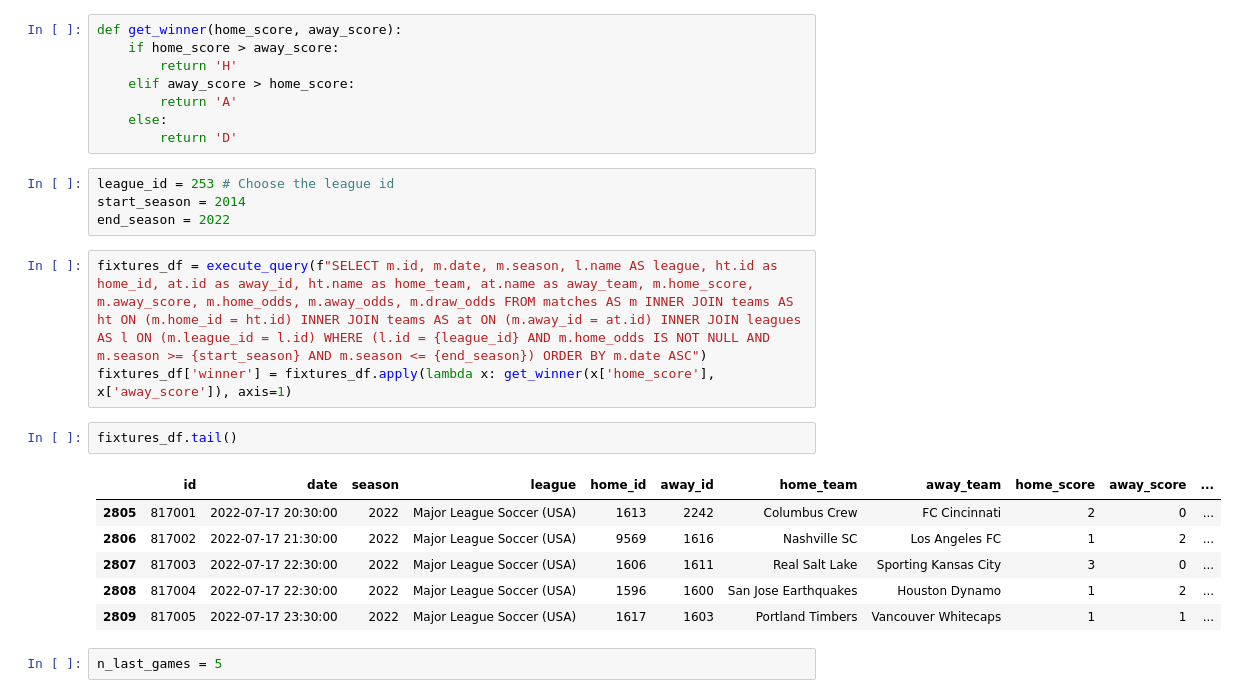
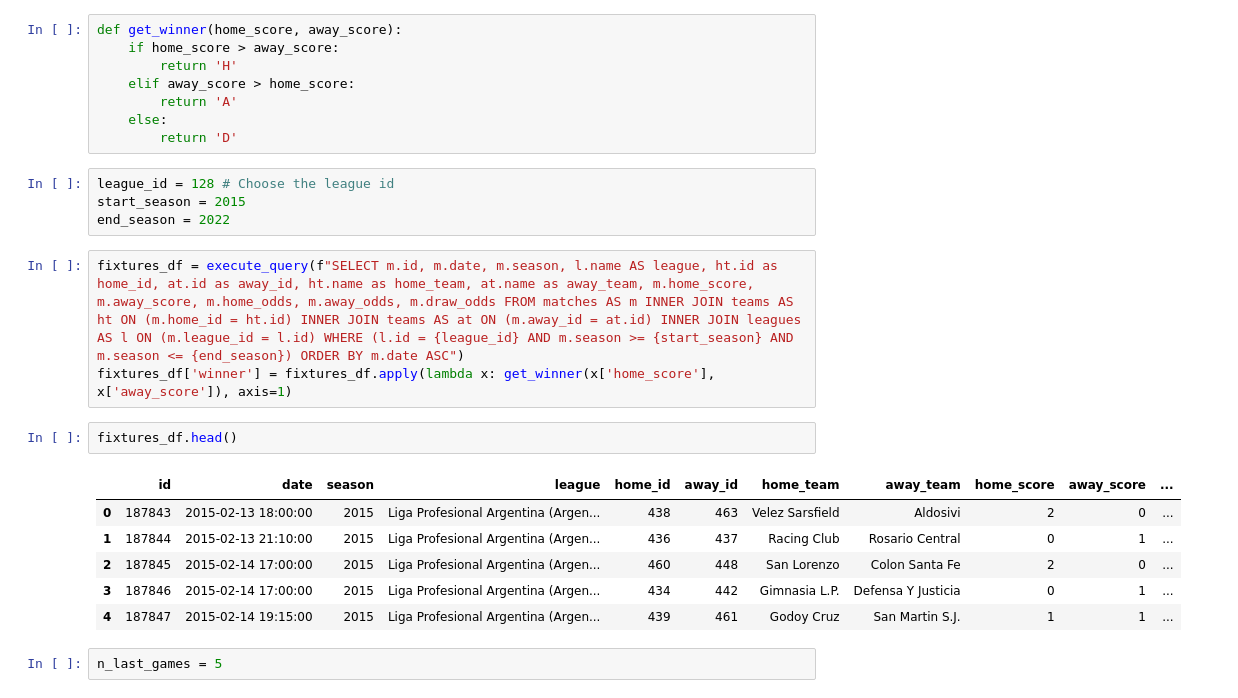
Before and after one commit to caiomelo22/football-predictor, a Jupyter notebook: main.ipynb, the cells around one changed output. Drawn from its saved outputs; the diff is of its cells as text.

```diff
--- a/main.ipynb
+++ b/main.ipynb
@@ -39,21 +39,21 @@ def get_winner(home_score, away_score):
     else:
         return 'D'
 # %%
-league_id = 253 # Choose the league id
-start_season = 2014
+league_id = 128 # Choose the league id
+start_season = 2015
 end_season = 2022
 # %%
-fixtures_df = execute_query(f"SELECT m.id, m.date, m.season, l.name AS league, ht.id as home_id, at.id as away_id, ht.name as home_team, at.name as away_team, m.home_score, m.away_score, m.home_odds, m.away_odds, m.draw_odds FROM matches AS m INNER JOIN teams AS ht ON (m.home_id = ht.id) INNER JOIN teams AS at ON (m.away_id = at.id) INNER JOIN leagues AS l ON (m.league_id = l.id) WHERE (l.id = {league_id} AND m.home_odds IS NOT NULL AND m.season >= {start_season} AND m.season <= {end_season}) ORDER BY m.date ASC")
+fixtures_df = execute_query(f"SELECT m.id, m.date, m.season, l.name AS league, ht.id as home_id, at.id as away_id, ht.name as home_team, at.name as away_team, m.home_score, m.away_score, m.home_odds, m.away_odds, m.draw_odds FROM matches AS m INNER JOIN teams AS ht ON (m.home_id = ht.id) INNER JOIN teams AS at ON (m.away_id = at.id) INNER JOIN leagues AS l ON (m.league_id = l.id) WHERE (l.id = {league_id} AND m.season >= {start_season} AND m.season <= {end_season}) ORDER BY m.date ASC")
 fixtures_df['winner'] = fixtures_df.apply(lambda x: get_winner(x['home_score'], x['away_score']), axis=1)
 # %%
-fixtures_df.tail()
+fixtures_df.head()
 # %% [output]
 |  | id | date | season | league | home_id | away_id | home_team | away_team | home_score | away_score | ... |
-| 2805 | 817001 | 2022-07-17 20:30:00 | 2022 | Major League Soccer (USA) | 1613 | 2242 | Columbus Crew | FC Cincinnati | 2 | 0 | ... |
-| 2806 | 817002 | 2022-07-17 21:30:00 | 2022 | Major League Soccer (USA) | 9569 | 1616 | Nashville SC | Los Angeles FC | 1 | 2 | ... |
-| 2807 | 817003 | 2022-07-17 22:30:00 | 2022 | Major League Soccer (USA) | 1606 | 1611 | Real Salt Lake | Sporting Kansas City | 3 | 0 | ... |
-| 2808 | 817004 | 2022-07-17 22:30:00 | 2022 | Major League Soccer (USA) | 1596 | 1600 | San Jose Earthquakes | Houston Dynamo | 1 | 2 | ... |
-| 2809 | 817005 | 2022-07-17 23:30:00 | 2022 | Major League Soccer (USA) | 1617 | 1603 | Portland Timbers | Vancouver Whitecaps | 1 | 1 | ... |
+| 0 | 187843 | 2015-02-13 18:00:00 | 2015 | Liga Profesional Argentina (Argen... | 438 | 463 | Velez Sarsfield | Aldosivi | 2 | 0 | ... |
+| 1 | 187844 | 2015-02-13 21:10:00 | 2015 | Liga Profesional Argentina (Argen... | 436 | 437 | Racing Club | Rosario Central | 0 | 1 | ... |
+| 2 | 187845 | 2015-02-14 17:00:00 | 2015 | Liga Profesional Argentina (Argen... | 460 | 448 | San Lorenzo | Colon Santa Fe | 2 | 0 | ... |
+| 3 | 187846 | 2015-02-14 17:00:00 | 2015 | Liga Profesional Argentina (Argen... | 434 | 442 | Gimnasia L.P. | Defensa Y Justicia | 0 | 1 | ... |
+| 4 | 187847 | 2015-02-14 19:15:00 | 2015 | Liga Profesional Argentina (Argen... | 439 | 461 | Godoy Cruz | San Martin S.J. | 1 | 1 | ... |
 # %%
 n_last_games = 5
 # %%
```
Also changed, not shown: parts of 2 cells of this notebook, 1 other file.
